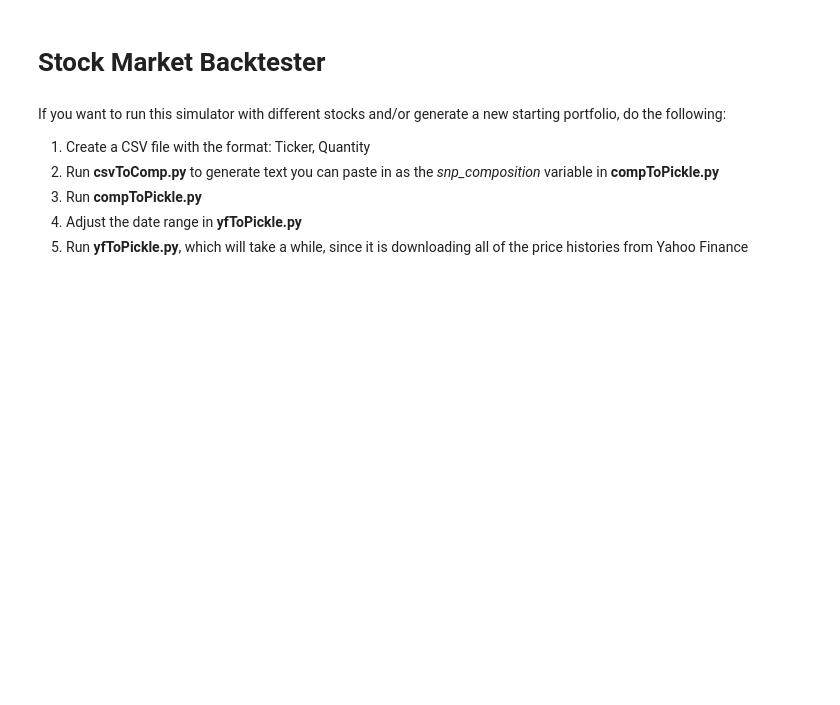
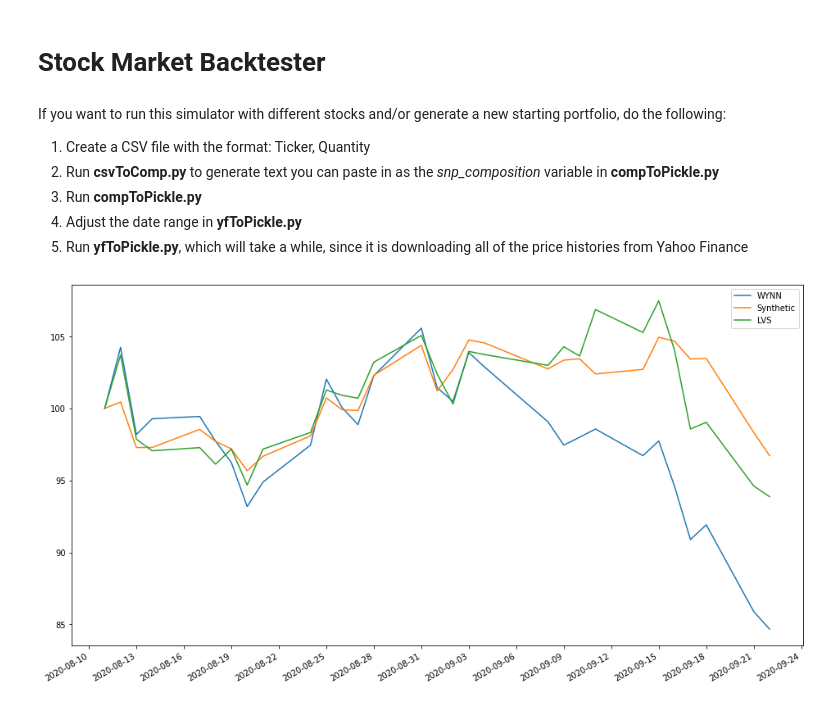
Before and after one commit to NikhilAPatel/A-Hybrid-Learning-Approach-to-Generating-Synthetic-Positions-for-Tax-Loss-Harvesting, a Jupyter notebook: model.ipynb, the cells around one changed output. Drawn from its saved outputs; the diff is of its cells as text; code cells hidden in the pictures; blank space fills up the shorter version.

```diff
--- a/model.ipynb
+++ b/model.ipynb
@@ -669,72 +668,81 @@ def simulate_stock(stock, sim_start_date, sim_end_date, tra_end_date, train_num_
 #                    tr_end_date: {__sub__},
 #                    train_num_days: Any,
 #                    num_principal_components: Any,
 #                    num_pred_stocks: Any,
 #                    sparse: Any) -> None
 #                    graph: bool = True) -> None
 #simulate_stock('AAPL', test_start_date, test_start_date + 20, train_end_date, 120, 2, 10, False, graph = True)
 
-i=0
-hyperparameters = {}
-low_mse = 10000000
-corr_mse = 0
-for n_principal_components in range(1, 10):
-    for num_train_days in [0, 30, 60, 90, 150, 180, 360]:
-        for n_pred_stocks in [2, 3, 5, 10, 15, 25, 50, 100]:
-            if n_principal_components>=n_pred_stocks:
-                continue
-            for sparse in [True, False]:
-                mses = []
-                corr_mses = []
-                for r in range(0, 100): # repeats a simulation 100 times to get an average measure of the MSE for these hyperparameters over different stocks and time periods
-                    # tr_end_date should within [train_start_date+num_train_days, train_end_date-num_validation_days] to ensure it does not leak into the test set, even after it is validated
-                    tr_end_date = random.randint(train_start_date+num_train_days, train_end_date - num_validation_days)
-
-                    # validation starts on the soonest day after training is done
-                    validation_start_date = tr_end_date+1
-
-                    num = random.randint(0, len(all_tickers)-1)
-                    stock_to_sim = list(all_tickers)[num]
-
-                    if num_train_days==0:
-                        num_train_days = tr_end_date-1
-
-                    stats = simulate_stock(stock_to_sim, validation_start_date, validation_start_date+num_validation_days, tr_end_date, num_train_days, n_principal_components, n_pred_stocks, sparse, graph=False)
-                    mses.append(stats['MSE']['Synthetic'])
-                    corr_mses.append(stats['MSE']["CORR"])
-
-                print(i)
-                i+=1
-
-                avg_mse = sum(mses)/100
-                avg_corr_mse = sum(corr_mses)/100
-
-                if avg_mse<=low_mse:
-                    low_mse = avg_mse
-                    corr_mse = avg_corr_mse
-                    hyperparameters = {'npca': n_principal_components, 'ntd': num_train_days, 'nps': n_pred_stocks, 'sparse': sparse}
-print(low_mse)
-print(corr_mse)
-print(hyperparameters)
+# i=0
+# hyperparameters = {}
+# low_mse = 10000000
+# corr_mse = 0
+# for n_principal_components in range(1, 10):
+#     for num_train_days in [0, 30, 60, 90, 150, 180, 360]:
+#         for n_pred_stocks in [2, 3, 5, 10, 15, 25, 50, 100]:
+#             if n_principal_components>=n_pred_stocks:
+#                 continue
+#             for sparse in [True, False]:
+#                 mses = []
+#                 corr_mses = []
+#                 for r in range(0, 100): # repeats a simulation 100 times to get an average measure of the MSE for these hyperparameters over different stocks and time periods
+#                     # tr_end_date should within [train_start_date+num_train_days, train_end_date-num_validation_days] to ensure it does not leak into the test set, even after it is validated
+#                     tr_end_date = random.randint(train_start_date+num_train_days, train_end_date - num_validation_days)
+#
+#                     # validation starts on the soonest day after training is done
+#                     validation_start_date = tr_end_date+1
+#
+#                     num = random.randint(0, len(all_tickers)-1)
+#                     stock_to_sim = list(all_tickers)[num]
+#
+#                     if num_train_days==0:
+#                         num_train_days = tr_end_date-1
+#
+#                     stats = simulate_stock(stock_to_sim, validation_start_date, validation_start_date+num_validation_days, tr_end_date, num_train_days, n_principal_components, n_pred_stocks, sparse, graph=False)
+#                     mses.append(stats['MSE']['Synthetic'])
+#                     corr_mses.append(stats['MSE']["CORR"])
+#
+#                 print(i)
+#                 i+=1
+#
+#                 avg_mse = sum(mses)/100
+#                 avg_corr_mse = sum(corr_mses)/100
+#
+#                 if avg_mse<=low_mse:
+#                     low_mse = avg_mse
+#                     corr_mse = avg_corr_mse
+#                     hyperparameters = {'npca': n_principal_components, 'ntd': num_train_days, 'nps': n_pred_stocks, 'sparse': sparse}
+# print(low_mse)
+# print(corr_mse)
+# print(hyperparameters)
 
 #0.0001232489645044427
 #{'npca': 2, 'ntd': 30, 'nps': 3, 'sparse': True}
 # simulate_stock('COST', test_start_date, test_start_date + 20, train_end_date, 30, 2, 3, True, graph = True)
 
 # 0.010779939104229553
 # {'npca': 4, 'ntd': 30, 'nps': 5, 'sparse': False}
 # simulate_stock("COST", test_start_date, test_start_date+30, train_end_date, 30, 4, 5, True, graph=True)
 
 # 46.56410051362909
 # {'npca': 4, 'ntd': 30, 'nps': 25, 'sparse': False}
 
 # 47.28842525584654
 # {'npca': 7, 'ntd': 90, 'nps': 25, 'sparse': True}
 
 # 36.120000133501776
 # {'npca': 1, 'ntd': 150, 'nps': 15, 'sparse': False}
 
 
 # 22.05078125720328
 # {'npca': 3, 'ntd': 360, 'nps': 5, 'sparse': False}
+
+# 29.38596396938674
+# 53.247185633481195
+# {'npca': 1, 'ntd': 90, 'nps': 15, 'sparse': False}
+
+num = random.randint(0, len(all_tickers)-1)
+stock_to_sim = list(all_tickers)[num]
+simulate_stock(stock_to_sim, test_start_date, test_start_date+30, train_end_date, 90, 2, 15, False, graph=True)
 # %% [output]
+[figure, added]
```
Also changed, not shown: parts of 2 cells of this notebook.
